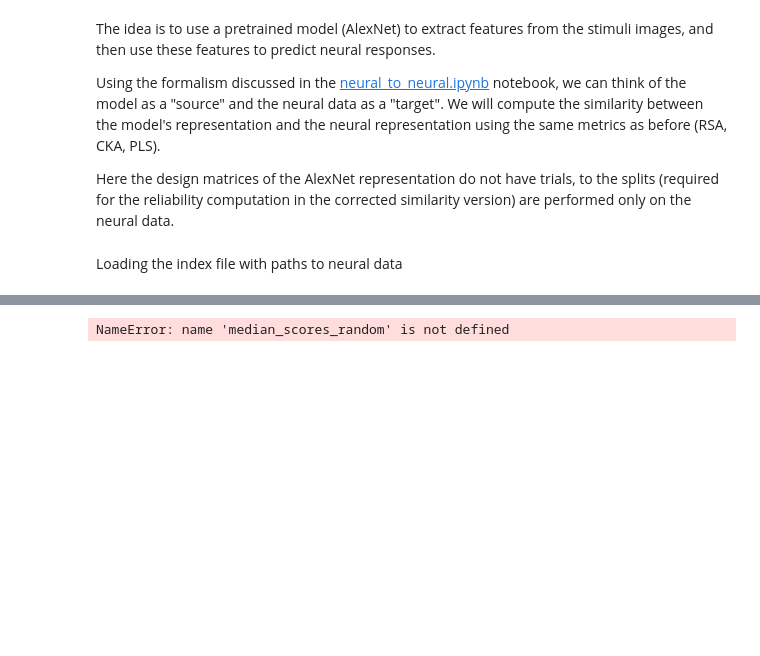
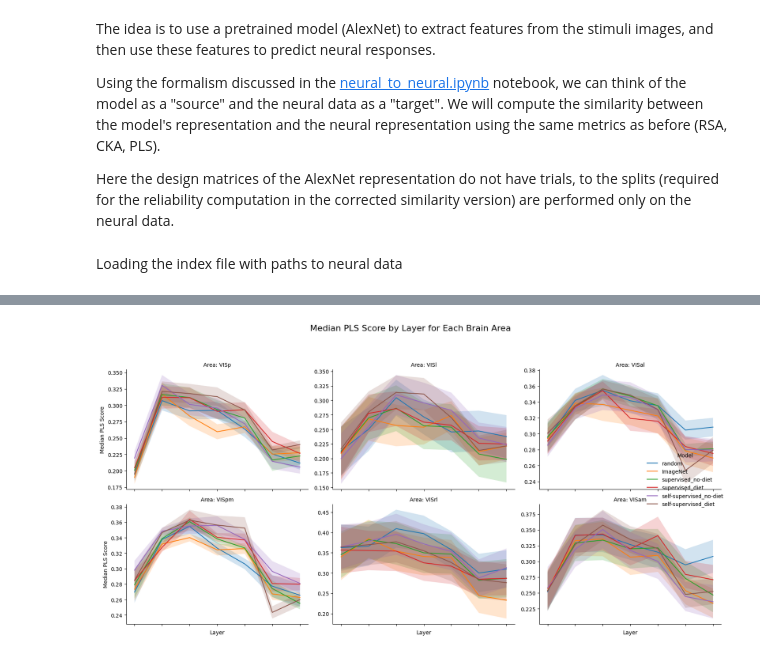
Before and after one commit to giovanni-lucarelli/mice-representation, a Jupyter notebook: representation/model_to_neural.ipynb, the cells around one changed output, grey strips where cells are left out. Cells and saved outputs as stored; diff of their text form; code cells hidden in the pictures; blank space fills up the shorter version.

Commit message:
changed extracted layers, removed clipping controls in PLS functions, performed multiple tests

```diff
--- a/representation/model_to_neural.ipynb
+++ b/representation/model_to_neural.ipynb
@@ -174,7 +307,15 @@ layer_scores_inet_ss_diet, median_scores_inet_ss_diet = compute_area_scores(
 # %%
 from plotter import plot_comparison_multi
 
-# plot_comparison_multi([median_scores_random, median_scores_inet_no_diet, median_scores_inet_diet, median_scores_inet_ss_no_diet, median_scores_inet_ss_diet], ["random", "supervised_no-diet", "supervised_diet", "self-supervised_no-diet", "self-supervised_diet"], metric_name=METRIC)
-plot_comparison_multi([median_scores_random], ["random"], metric_name=METRIC)
+#read from file
+median_scores_random = pd.read_pickle("median_scores_random.pkl")
+median_scores_inet = pd.read_pickle("median_scores_inet.pkl")
+median_scores_inet_no_diet = pd.read_pickle("median_scores_inet_no_diet.pkl")
+median_scores_inet_diet = pd.read_pickle("median_scores_inet_diet.pkl")
+median_scores_inet_ss_no_diet = pd.read_pickle("median_scores_inet_ss_no_diet.pkl")
+median_scores_inet_ss_diet = pd.read_pickle("median_scores_inet_ss_diet.pkl")
+
+plot_comparison_multi([median_scores_random, median_scores_inet, median_scores_inet_no_diet, median_scores_inet_diet, median_scores_inet_ss_no_diet, median_scores_inet_ss_diet], ["random", "ImageNet", "supervised_no-diet", "supervised_diet", "self-supervised_no-diet", "self-supervised_diet"], metric_name=METRIC)
+# plot_comparison_multi([median_scores_random], ["random"], metric_name=METRIC)
 # %% [output]
-NameError: name 'median_scores_random' is not defined
+[figure, added]
```
Also changed, not shown: parts of 14 cells of this notebook, 13 other files.
